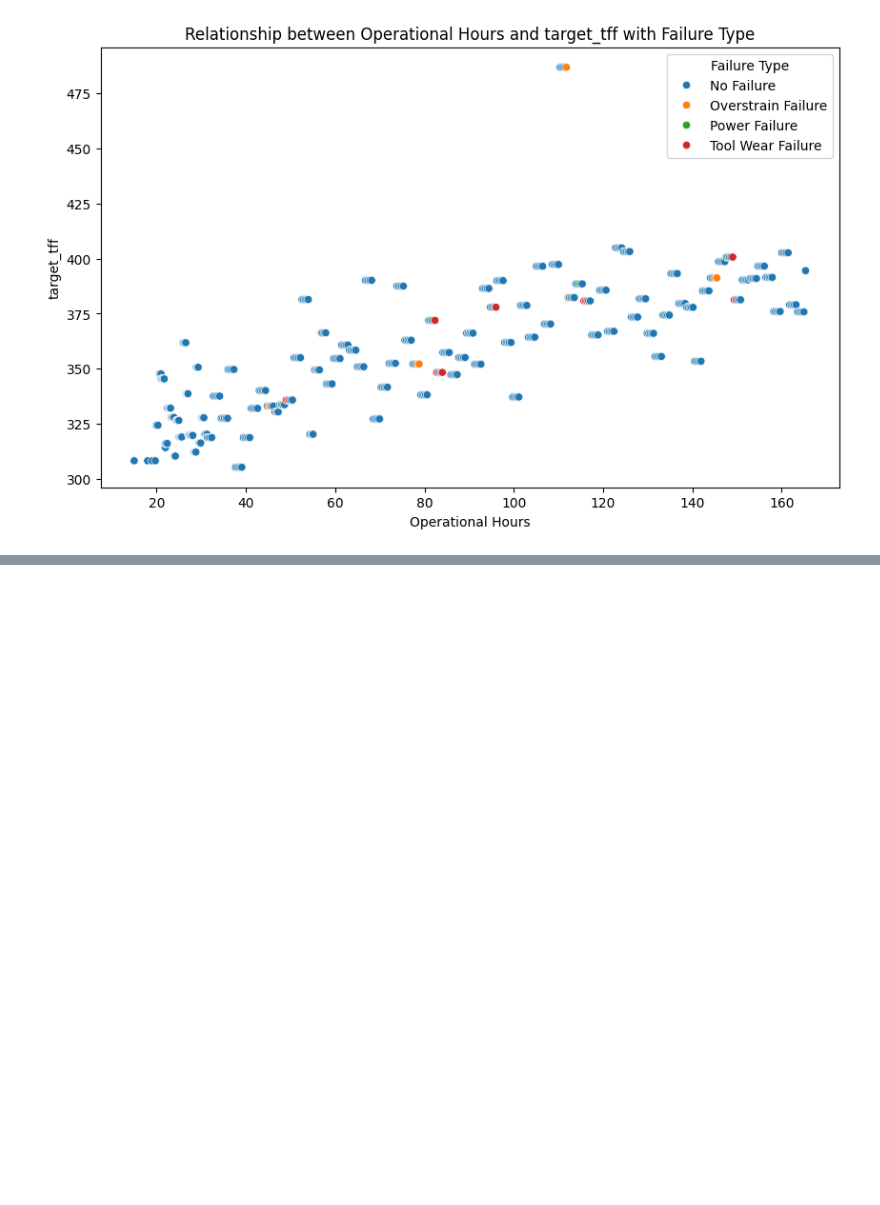
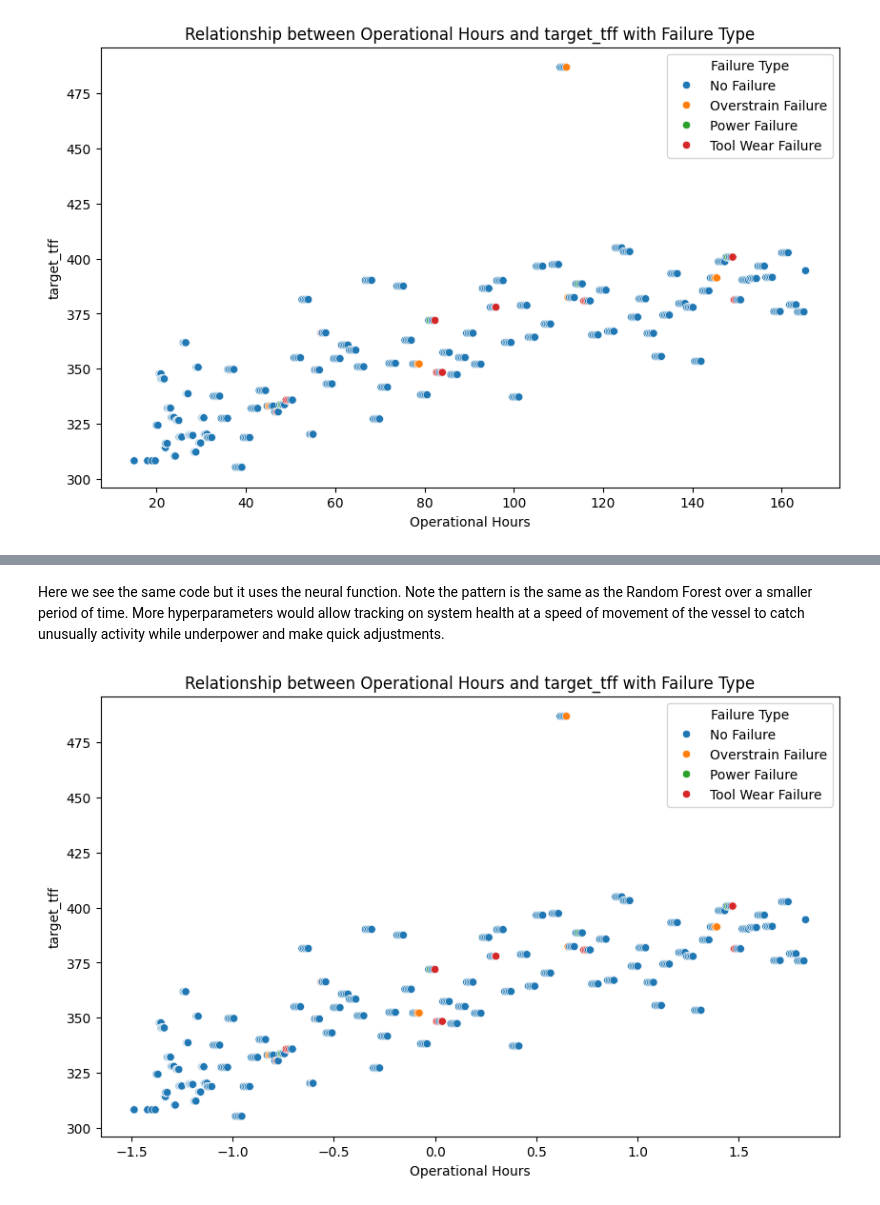
Before and after one commit to mosesblack1984-debug/TisdaleRepo, a Jupyter notebook: Pinocchio.ipynb, the cells around one changed output, grey strips where cells are left out. Drawn from its saved outputs; the diff is of its cells as text; code cells hidden in the pictures; blank space fills up the shorter version.

```diff
--- a/Pinocchio.ipynb
+++ b/Pinocchio.ipynb
@@ -142,0 +302,21 @@ else:
+# %% [markdown]
+Here we see the same code but it uses the neural function. Note the pattern is the same as the Random Forest over a smaller period of time. More hyperparameters would allow tracking on system health at a speed of movement of the vessel to catch unusually activity while underpower and make quick adjustments.
+# %%
+import matplotlib.pyplot as plt
+import seaborn as sns
+
+# Assuming 'target_tff' and 'Operational Hours' are in your DataFrame 'data'
+if 'target_tff' in data.columns and 'Operational Hours' in data.columns and 'Failure Type' in data.columns:
+    if pd.api.types.is_numeric_dtype(data['target_tff']) and pd.api.types.is_numeric_dtype(data['Operational Hours']):
+        plt.figure(figsize=(10, 6))
+        sns.scatterplot(data=data, x='Operational Hours', y='target_tff', hue='Failure Type')
+        plt.title('Relationship between Operational Hours and target_tff with Failure Type')
+        plt.xlabel('Operational Hours')
+        plt.ylabel('target_tff')
+        plt.show()
+    else:
+        print("Error: 'target_tff' or 'Operational Hours' columns are not numeric. Cannot generate plot.")
+else:
+    print("Error: 'target_tff', 'Operational Hours', or 'Failure Type' columns not found in the DataFrame. Cannot generate plot.")
+# %% [output]
+[figure, added]
```
Also changed, not shown: parts of 10 cells of this notebook.
